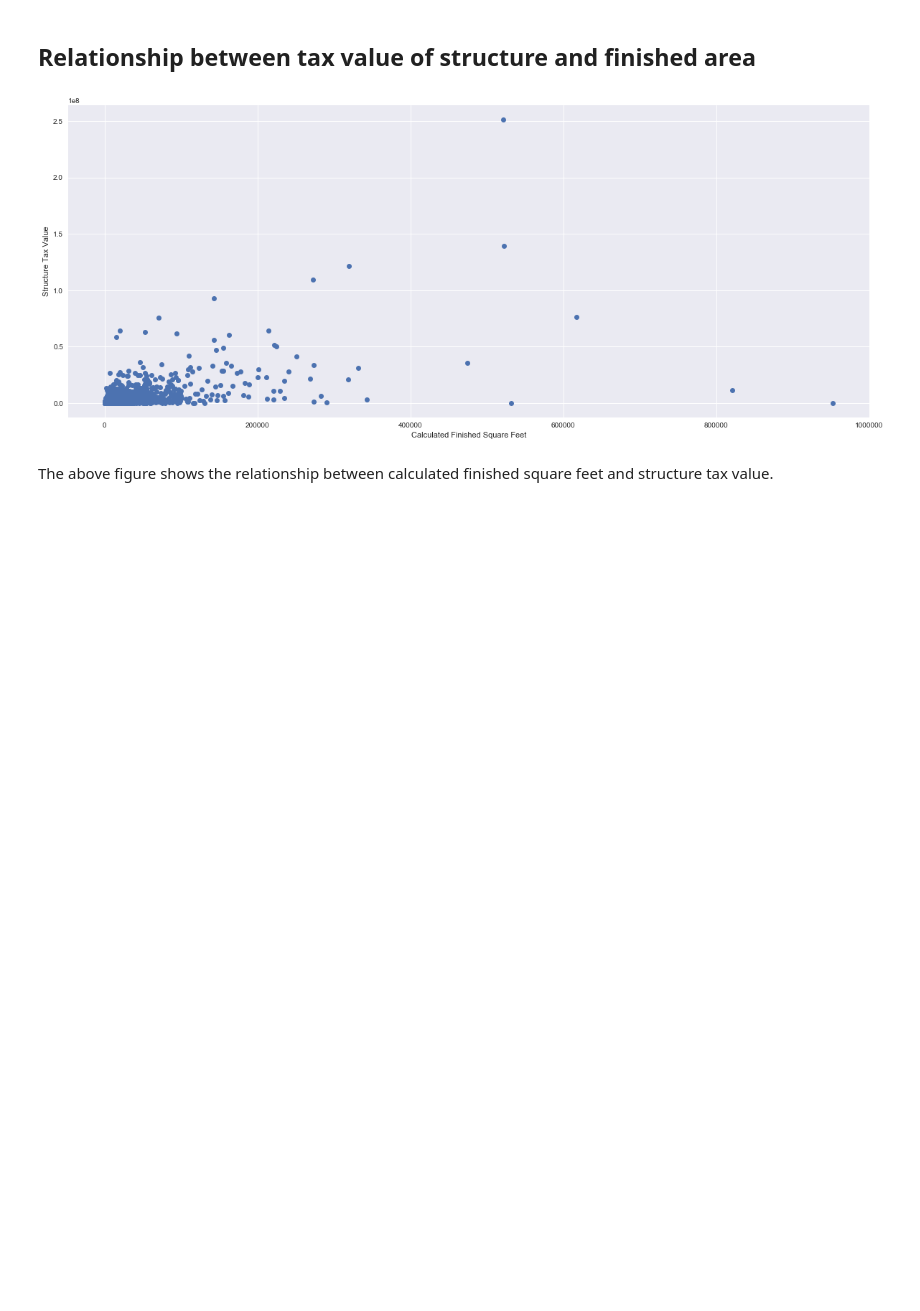
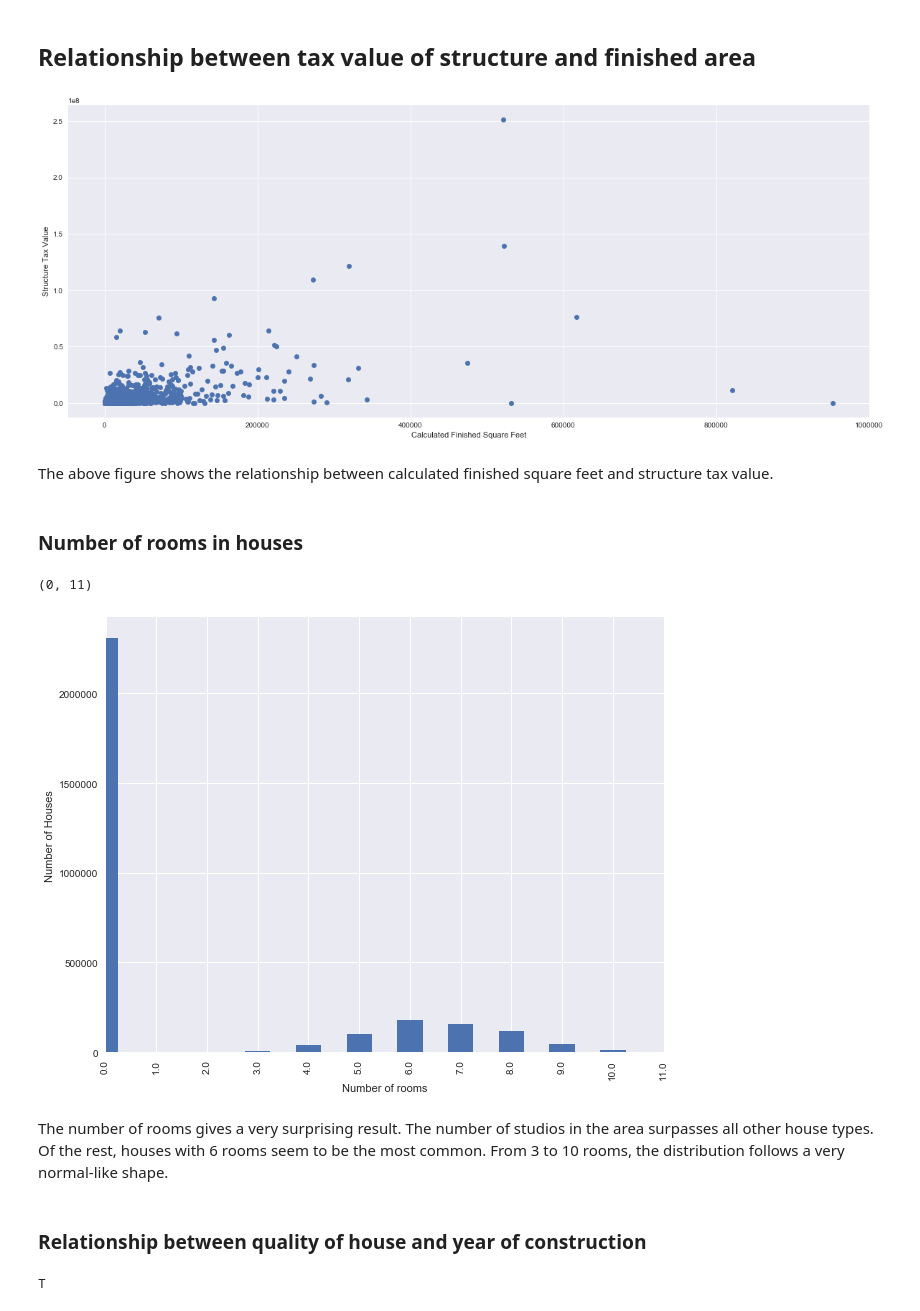
Before and after one commit to wasif-khan/CSE519-2017-111675205, a Jupyter notebook: HW2/HW2.ipynb, the cells around one changed output. Saved outputs shown, nothing was run; the diff lists cells and outputs as text; code cells hidden in the pictures; blank space fills up the shorter version.

Commit message:
Upto 3 figures of Task 2

```diff
--- a/HW2/HW2.ipynb
+++ b/HW2/HW2.ipynb
@@ -121,3 +121,21 @@ plt.show()
 [figure]
 # %% [markdown]
 The above figure shows the relationship between calculated finished square feet and structure tax value.
+# %% [markdown]
+### Number of rooms in houses
+# %%
+ax=pd.Series(selected_df['roomcnt']).value_counts().sort_index().plot(figsize=(10,8),kind='bar')
+ax.set_xlabel('Number of rooms')
+ax.set_ylabel('Number of Houses')
+ax.set_xlim((0,11))
+# %% [output]
+(0, 11)
+[figure, added]
+# %% [markdown]
+The number of rooms gives a very surprising result. The number of studios in the area surpasses all other house types. Of the rest, houses with 6 rooms seem to be the most common. From 3 to 10 rooms, the distribution follows a very normal-like shape.
+# %% [markdown]
+### Relationship between quality of house and year of construction
+# %%
+year_df=selected_df['yearbuilt'].dropna()
+# %% [output]
+T
```
Also changed, not shown: parts of 1 cell of this notebook.
